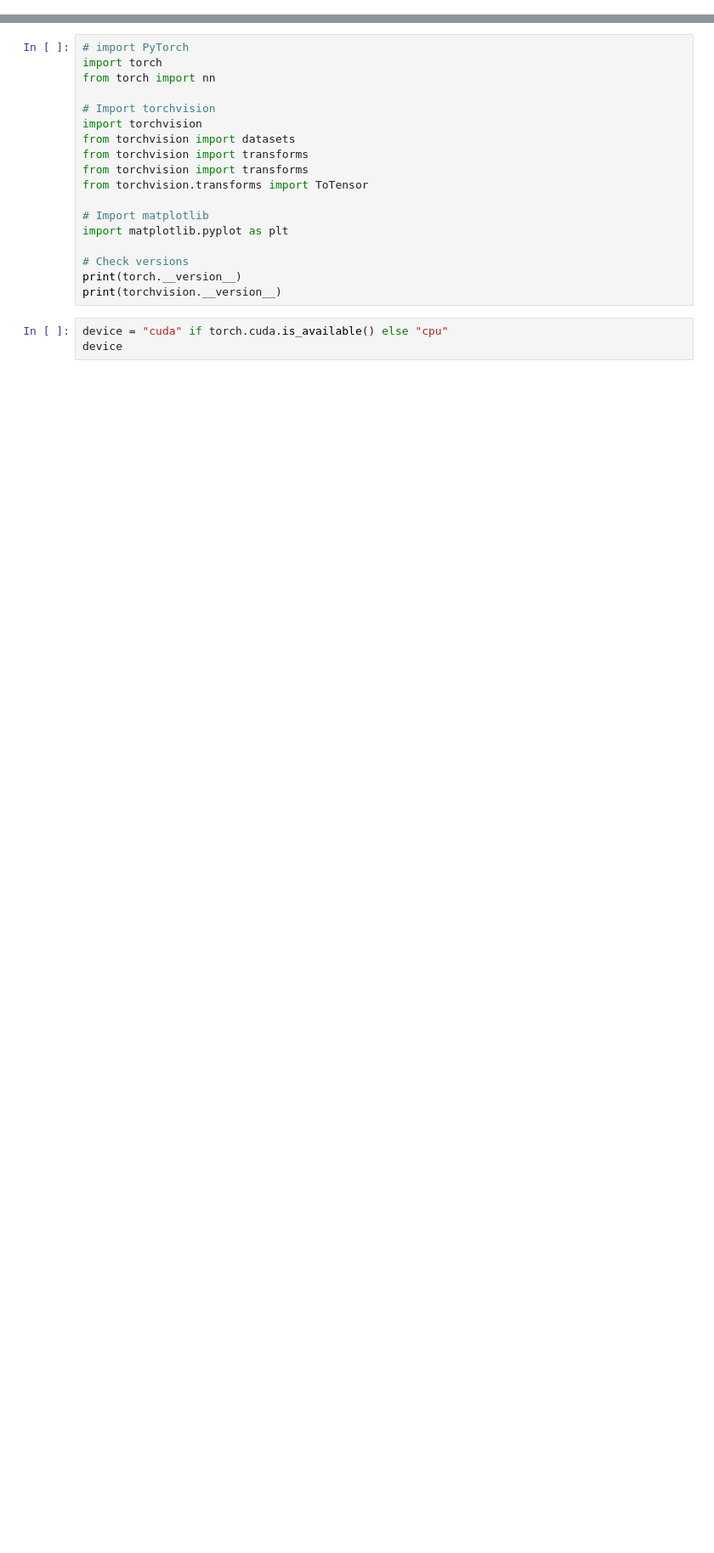
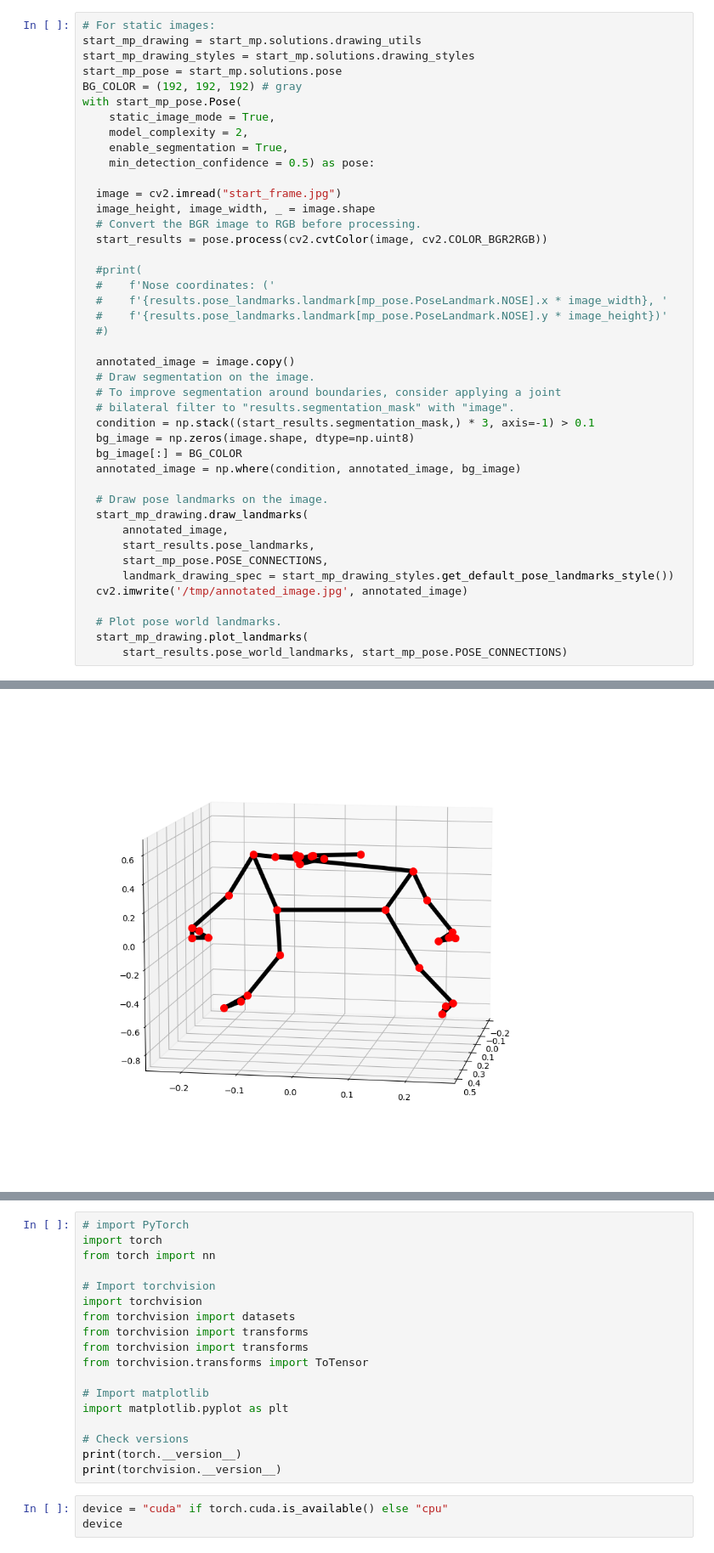
Before and after one commit to gracelcai/career-launch-group-13, a Jupyter notebook: ExerciseModel.ipynb, the cells around one changed output, grey strips where cells are left out. Shown at 85% size. Saved outputs shown, nothing was run; the diff lists cells and outputs as text; blank space fills up the shorter version.

```diff
--- a/ExerciseModel.ipynb
+++ b/ExerciseModel.ipynb
@@ -4,0 +142,44 @@
+# %%
+# For static images:
+start_mp_drawing = start_mp.solutions.drawing_utils
+start_mp_drawing_styles = start_mp.solutions.drawing_styles
+start_mp_pose = start_mp.solutions.pose
+BG_COLOR = (192, 192, 192) # gray
+with start_mp_pose.Pose(
+    static_image_mode = True,
+    model_complexity = 2,
+    enable_segmentation = True,
+    min_detection_confidence = 0.5) as pose:
+
+  image = cv2.imread("start_frame.jpg")
+  image_height, image_width, _ = image.shape
+  # Convert the BGR image to RGB before processing.
+  start_results = pose.process(cv2.cvtColor(image, cv2.COLOR_BGR2RGB))
+
+  #print(
+  #    f'Nose coordinates: ('
+  #    f'{results.pose_landmarks.landmark[mp_pose.PoseLandmark.NOSE].x * image_width}, '
+  #    f'{results.pose_landmarks.landmark[mp_pose.PoseLandmark.NOSE].y * image_height})'
+  #)
+
+  annotated_image = image.copy()
+  # Draw segmentation on the image.
+  # To improve segmentation around boundaries, consider applying a joint
+  # bilateral filter to "results.segmentation_mask" with "image".
+  condition = np.stack((start_results.segmentation_mask,) * 3, axis=-1) > 0.1
+  bg_image = np.zeros(image.shape, dtype=np.uint8)
+  bg_image[:] = BG_COLOR
+  annotated_image = np.where(condition, annotated_image, bg_image)
+
+  # Draw pose landmarks on the image.
+  start_mp_drawing.draw_landmarks(
+      annotated_image,
+      start_results.pose_landmarks,
+      start_mp_pose.POSE_CONNECTIONS,
+      landmark_drawing_spec = start_mp_drawing_styles.get_default_pose_landmarks_style())
+  cv2.imwrite('/tmp/annotated_image.jpg', annotated_image)
+
+  # Plot pose world landmarks.
+  start_mp_drawing.plot_landmarks(
+      start_results.pose_world_landmarks, start_mp_pose.POSE_CONNECTIONS)
+# %% [output]
@@ -4,0 +187 @@
+[figure, added]
```
Also changed, not shown: parts of 38 cells of this notebook.
